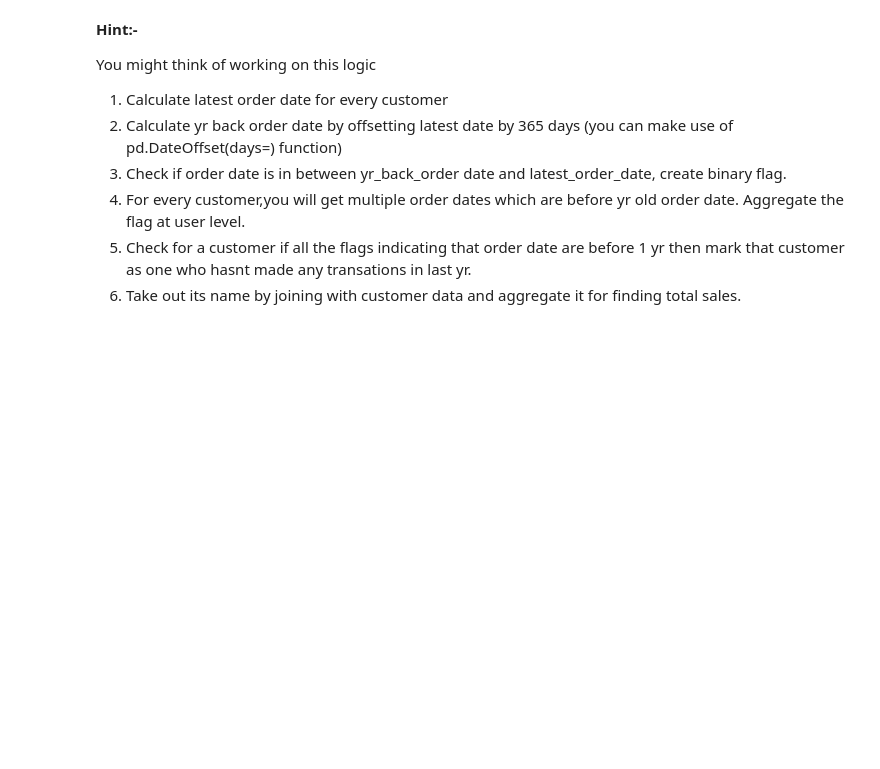
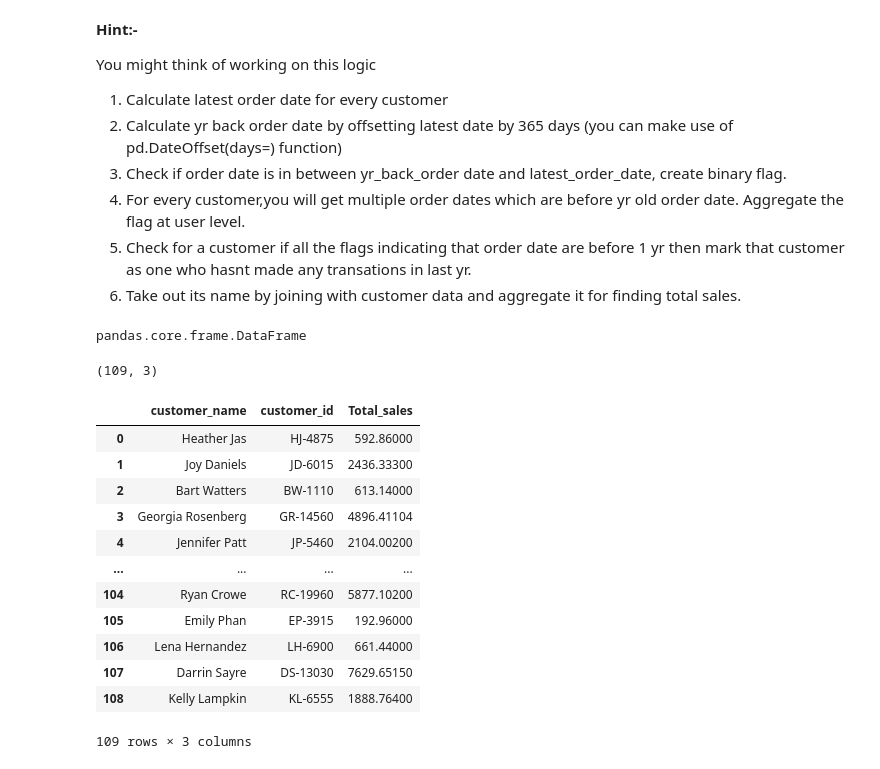
Before and after one commit to dennislamcv1/FractalDS, a Jupyter notebook: Python for Data Science/GA_M02_2024.ipynb, the cells around one changed output. Saved outputs shown, nothing was run; the diff lists cells and outputs as text; code cells hidden in the pictures; blank space fills up the shorter version.

```diff
--- a/Python for Data Science/GA_M02_2024.ipynb
+++ b/Python for Data Science/GA_M02_2024.ipynb
@@ -407,3 +381,0 @@ sales = sales.copy()
-# %%
-sales = sales[['customer_name', 'order_date', 'latest_purchase_date', 'yr_back_order_date', 'purchase_flag']]
-sales.head()
@@ -426,6 +381,0 @@ purchase_in_lst_yr.purchase_flag.unique()
-# %%
-sales = sales.merge(purchase_flag, on='customer_id', how='left')
-# %%
-# TROUBLESHOOTING FUNCTIONS
-def cust_purc(data):
-    return None
@@ -467,0 +429,52 @@ def cust_purc(data):
+# %%
+# TROUBLESHOOTING FUNCTIONS
+def cust_purc(data):
+    ### Groupby customer_id & consider latest order_date, name this dataframe as purchase_date.
+    purchase_date = data.groupby('customer_id')['order_date'].max().reset_index()
+    purchase_date.rename(columns={'order_date':'latest_purchase_date'}, inplace=True)
+    ### Calculate 'yr_back_order_date' by offsetting the latest_purchase_date by 365 days
+    purchase_date['yr_back_order_date'] = purchase_date['latest_purchase_date'] - pd.DateOffset(days=365)
+    ### Offset the latest_purchase_date by 1 more day in order to avoid intersection with latest_order_date
+    purchase_date['latest_purchase_date'] = purchase_date['latest_purchase_date'] + pd.DateOffset(days=1)
+    ### We have purchase-date data ready with us so now its time to merge it with original sales data
+    data = data.merge(purchase_date, on='customer_id', how='left')
+    ### Check if order_date falls in between 'yr_back_order_date','latest_purchase_date' , if 'yes' flag it as 1 else 0
+    data['purchase_flag'] = ((data['order_date'] >= data['yr_back_order_date']) & (data['order_date'] <= data['latest_purchase_date'])).astype(int)
+    ### Make a copy
+    data = data.copy()
+    ### Remove redundant columns
+    data = data[['customer_name', 'customer_id', 'sales', 'purchase_flag']]
+    ### Select the flag zeros
+    purchase_not_made = data[data["purchase_flag"] == 0]
+    ### Perform Groupby and Sum
+    sales_df_1 = purchase_not_made.groupby(['customer_name','customer_id'], as_index=False)["sales"].sum()
+    ### Rename sales column
+    sales_df_1.rename(columns={'sales': 'Total_sales'}, inplace=True)
+    ### Sample
+    sales_df_1 = sales_df_1.sample(109).reset_index(drop=True)
+
+    return sales_df_1
+# %%
+type(cust_purc(data=sales))
+# %% [output]
+pandas.core.frame.DataFrame
+# %%
+cust_purc(data=sales).shape
+# %% [output]
+(109, 3)
+# %%
+cust_purc(data=sales)
+# %% [output]
+|  | customer_name | customer_id | Total_sales |
+| 0 | Heather Jas | HJ-4875 | 592.86000 |
+| 1 | Joy Daniels | JD-6015 | 2436.33300 |
+| 2 | Bart Watters | BW-1110 | 613.14000 |
+| 3 | Georgia Rosenberg | GR-14560 | 4896.41104 |
+| 4 | Jennifer Patt | JP-5460 | 2104.00200 |
+| ... | ... | ... | ... |
+| 104 | Ryan Crowe | RC-19960 | 5877.10200 |
+| 105 | Emily Phan | EP-3915 | 192.96000 |
+| 106 | Lena Hernandez | LH-6900 | 661.44000 |
+| 107 | Darrin Sayre | DS-13030 | 7629.65150 |
+| 108 | Kelly Lampkin | KL-6555 | 1888.76400 |
+109 rows × 3 columns
```
Also changed, not shown: parts of 38 cells of this notebook.
